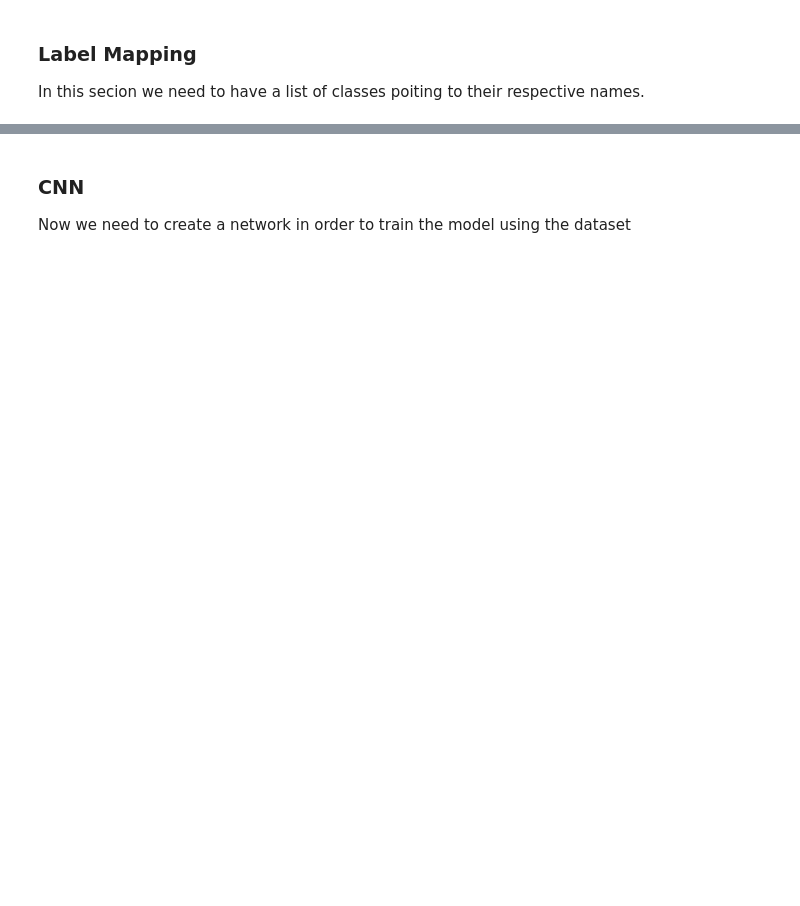
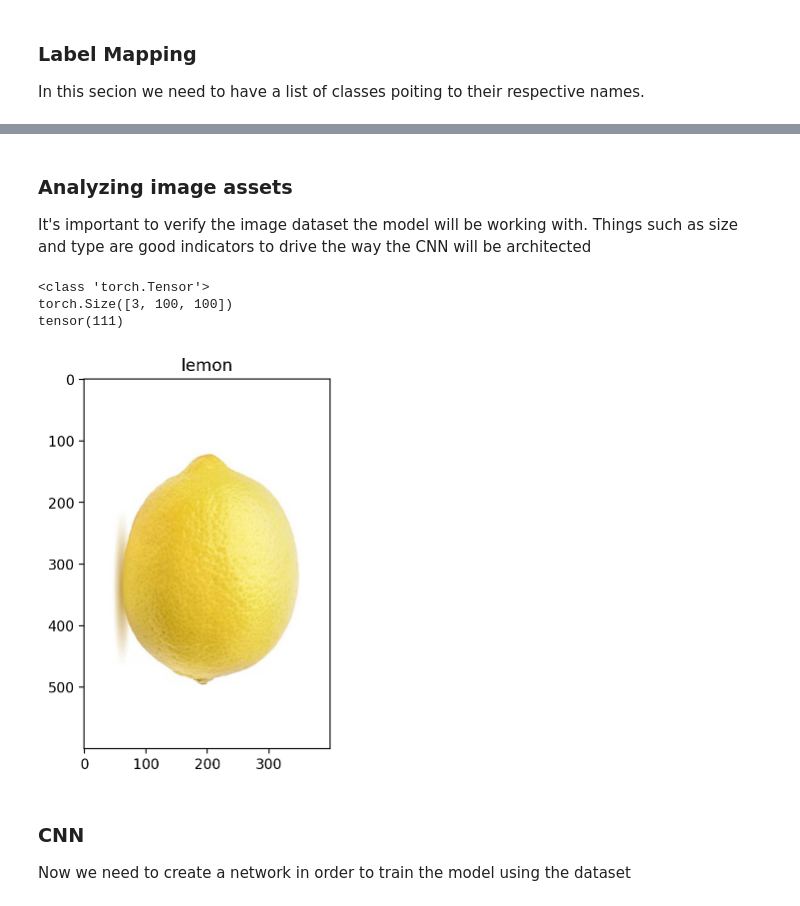
Before and after one commit to gmartinsnull/grocery-classifier, a Jupyter notebook: grocery classifier.ipynb, the cells around one changed output, grey strips where cells are left out. Drawn from its saved outputs; the diff is of its cells as text; code cells hidden in the pictures; blank space fills up the shorter version.

```diff
--- a/grocery classifier.ipynb
+++ b/grocery classifier.ipynb
@@ -112,3 +102,29 @@ fruit_names
+# %% [markdown]
+### Analyzing image assets
+It's important to verify the image dataset the model will be working with. Things such as size and type are good indicators to drive the way the CNN will be architected
+# %%
+# checking image type and size from train dataset
+images, labels = next(iter(train_loader))
+img_val = images[0]
+lb_val = labels[0]
+print(type(img_val))
+print(img_val.shape)
+print(lb_val)
+# %% [output]
+<class 'torch.Tensor'>
+torch.Size([3, 100, 100])
+tensor(111)
+# %%
+# plotting image from dataset
+# test_img_path = val_dir+'Watermelon/255_100.jpg'
+test_img_path = 'lemon02.jpg'
+img = Image.open(test_img_path)
+# lbl_origin = test_img_path.split('/')[2]
+lbl_origin = 'lemon'
+plt.title(lbl_origin)
+plt.imshow(img);
+# %% [output]
+[figure, added]
 # %% [markdown]
 ### CNN
 Now we need to create a network in order to train the model using the dataset
```
Also changed, not shown: parts of 18 cells of this notebook.
